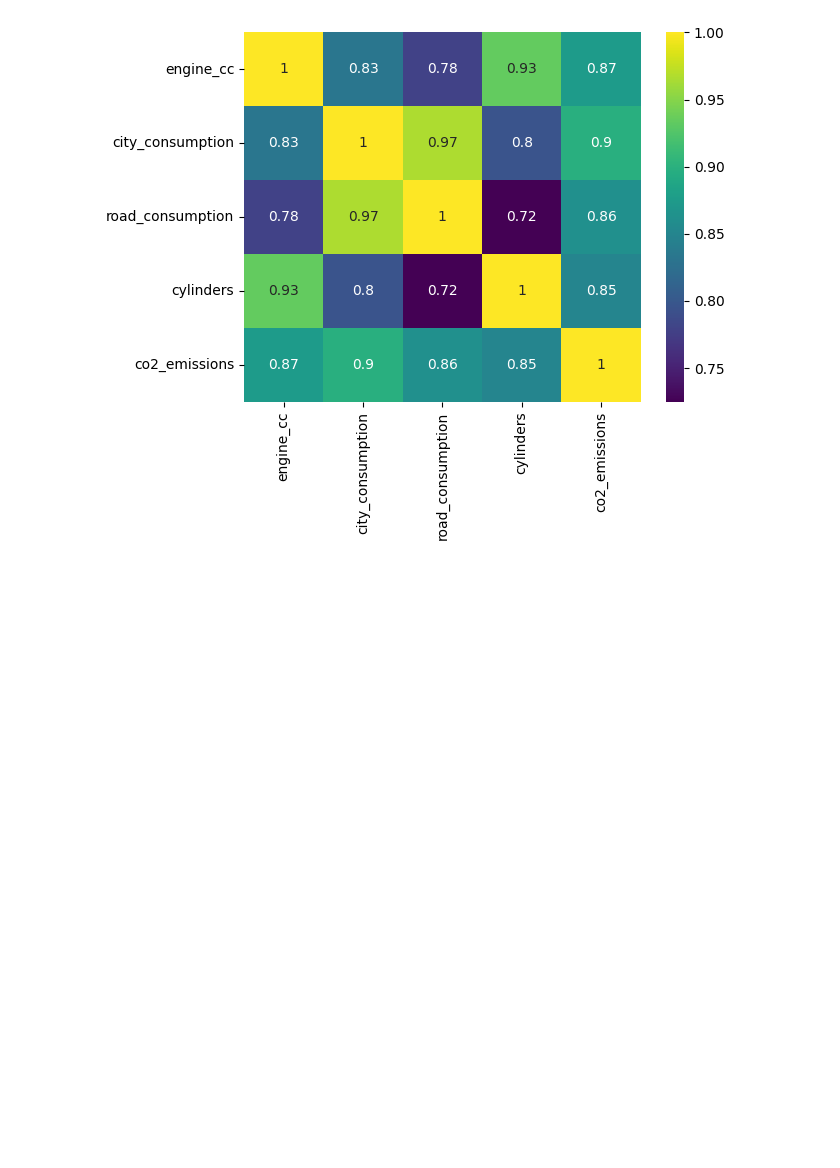
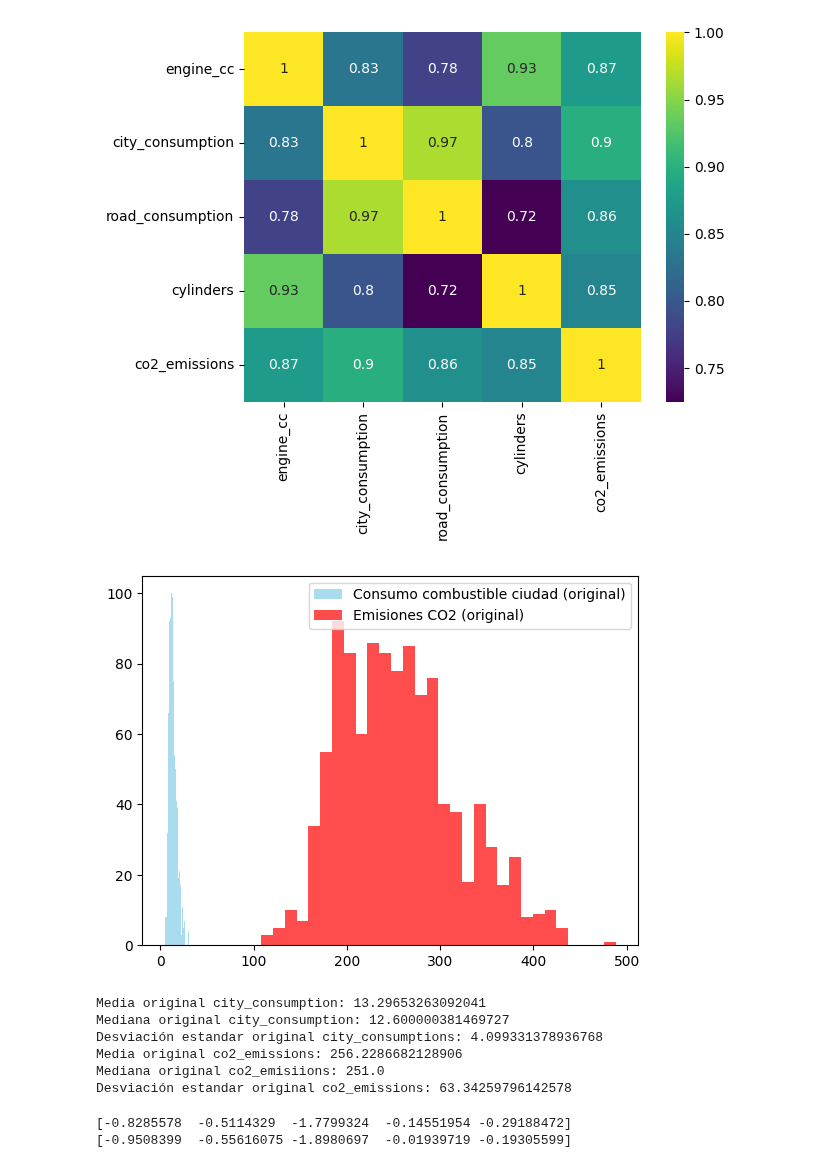
Before and after one commit to CaroliCosas/Bootcamp_Data_Science, a Jupyter notebook: mod2-estudio-matematicas-y-estadistica-main/01.Estudio Ejercicios/05.numpy_estadisticas.ipynb, the cells around one changed output. Cells and saved outputs as stored; diff of their text form; code cells hidden in the pictures; blank space fills up the shorter version.

```diff
--- a/mod2-estudio-matematicas-y-estadistica-main/01.Estudio Ejercicios/05.numpy_estadisticas.ipynb
+++ b/mod2-estudio-matematicas-y-estadistica-main/01.Estudio Ejercicios/05.numpy_estadisticas.ipynb
@@ -561,3 +561,55 @@ sns.heatmap(matriz, annot=True, cmap='viridis', xticklabels=column_names, ytickl
 # %% [output]
 <Axes: >
 [figure]
+# %%
+# plt.figure(figsize = (12, 10))
+
+plt.hist(city_consumption, bins=30, color="skyblue", alpha=0.7, label="Consumo combustible ciudad (original)");
+plt.hist(co2_emissions, bins=30, color="red", alpha=0.7, label="Emisiones CO2 (original)")
+plt.legend();
+# %% [output]
+[figure, added]
+# %%
+# estandarizar y volver a pintar el histograma
+mean_city_consumption = np.mean(city_consumption)
+mean_co2_emissions = np.mean(co2_emissions)
+
+median_city_consumption = np.median(city_consumption)
+median_co2_emissions = np.median(co2_emissions)
+
+std_city_consumption = np.std(city_consumption)
+std_co2_emissions = np.std(co2_emissions)
+
+
+
+print(f"Media original city_consumption: {mean_city_consumption}")
+print(f"Mediana original city_consumption: {median_city_consumption}")
+print(f"Desviación estandar original city_consumptions: {std_city_consumption}")
+
+print(f"Media original co2_emissions: {mean_co2_emissions}")
+print(f"Mediana original co2_emisiions: {median_co2_emissions}")
+print(f"Desviación estandar original co2_emissions: {std_co2_emissions}")
+
+
+#print(f"Moda: {stats.mode(sample)[0]}")
+
+#print(f"std: {np.std(sample)}")
+#plt.hist(city_consumption, bins=30, color="skyblue", alpha=0.7, label="Consumo combustible ciudad (original)")
+#plt.hist(co2_emissions, bins=30, color="red",  alpha=0.7, label="Emisiones CO2 (original)")
+#plt.legend();
+# %% [output]
+Media original city_consumption: 13.29653263092041
+Mediana original city_consumption: 12.600000381469727
+Desviación estandar original city_consumptions: 4.099331378936768
+Media original co2_emissions: 256.2286682128906
+Mediana original co2_emisiions: 251.0
+Desviación estandar original co2_emissions: 63.34259796142578
+# %%
+city_consumption_standard = (city_consumption - mean_city_consumption) / std_city_consumption
+co2_emissions_standard = (co2_emissions - mean_co2_emissions) / std_co2_emissions
+
+print(city_consumption_standard[:5]) #mostramos los 5 primeros valores
+print(co2_emissions_standard[:5])
+# %% [output]
+[-0.8285578  -0.5114329  -1.7799324  -0.14551954 -0.29188472]
+[-0.9508399  -0.55616075 -1.8980697  -0.01939719 -0.19305599]
```
Also changed, not shown: parts of 6 cells of this notebook.
